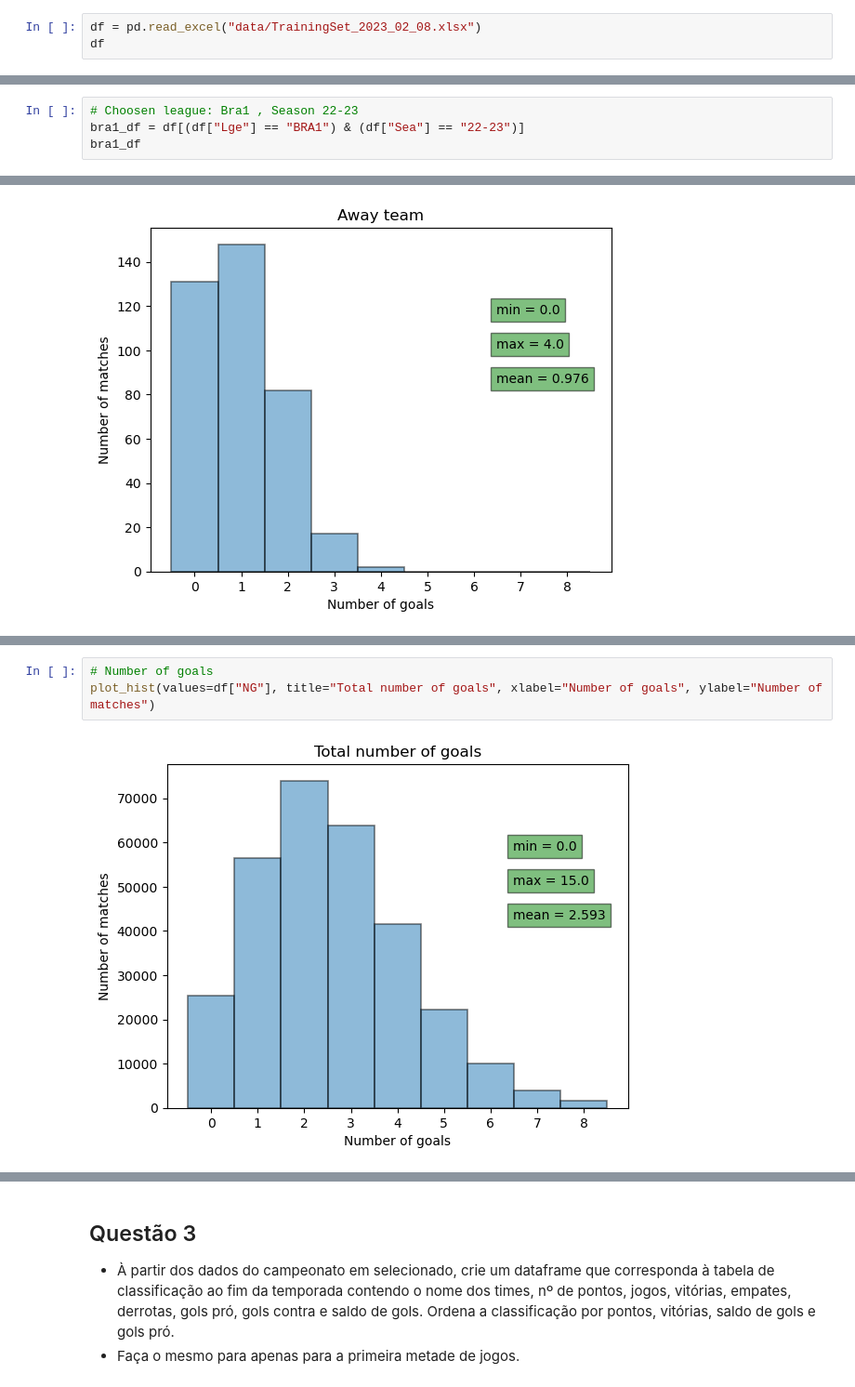
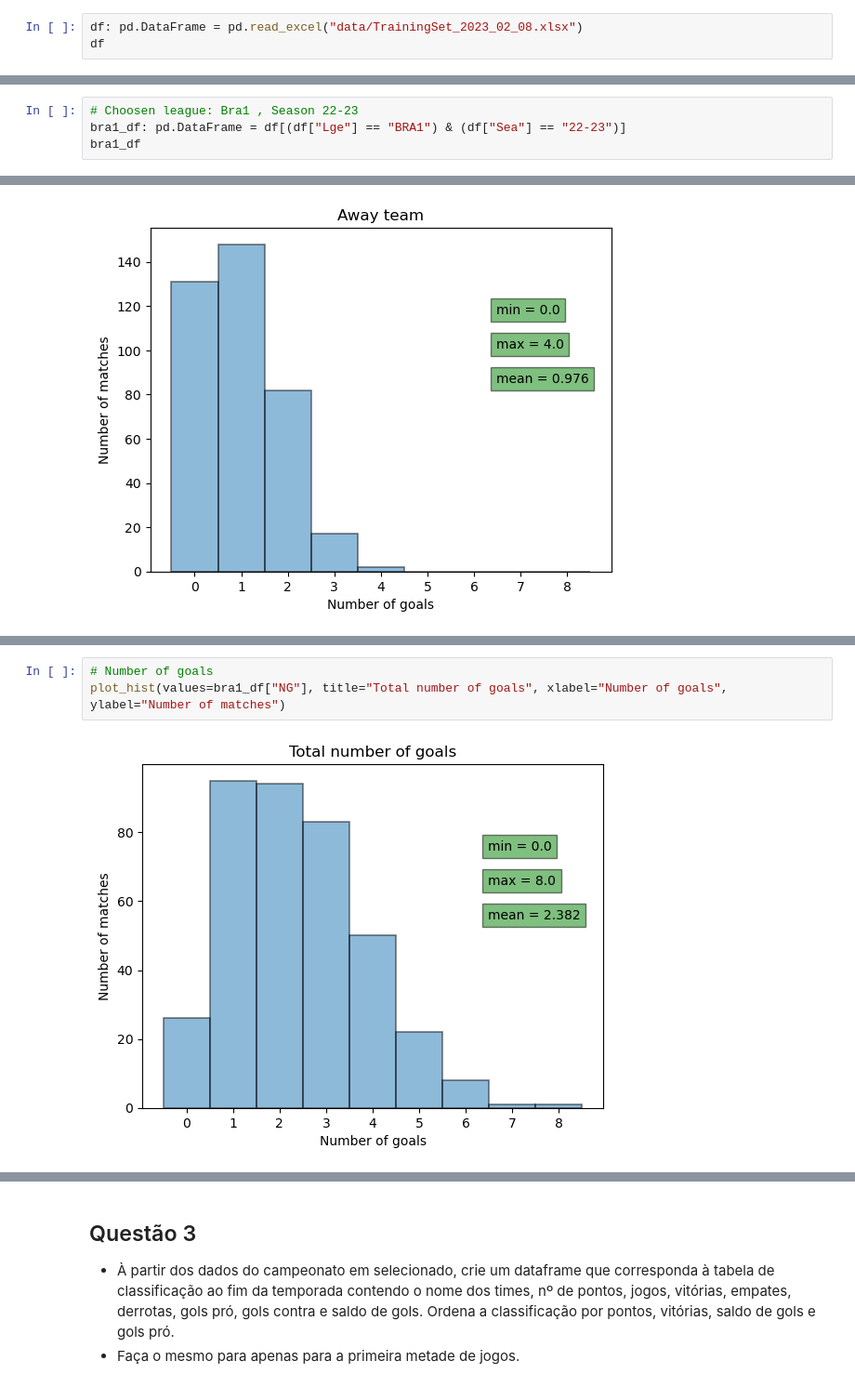
Before and after one commit to lframosferreira/soccer-analytics-notebooks, a Jupyter notebook: ativ_1.ipynb, the cells around one changed output, grey strips where cells are left out. Shown at 93% size. Saved outputs shown, nothing was run; the diff lists cells and outputs as text.

```diff
--- a/ativ_1.ipynb
+++ b/ativ_1.ipynb
@@ -18,7 +18,7 @@ import pandas as pd
 import numpy as np
 import matplotlib.pyplot as plt
 # %%
-df = pd.read_excel("data/TrainingSet_2023_02_08.xlsx")
+df: pd.DataFrame = pd.read_excel("data/TrainingSet_2023_02_08.xlsx")
 df
 # %% [output]
 |  | Sea | Lge | Date | HT | AT | HS | AS | GD | WDL |
@@ -98,7 +98,7 @@ plot_hist(values=df["NG"], title="Total number of goals", xlabel="Number of goal
 - Quais as diferenças entre os histogramas da questão 1 e da questão 2? O que isso pode indicar sobre a qualidade ofensiva da liga escolhida vs. o todo?
 # %%
 # Choosen league: Bra1 , Season 22-23
-bra1_df = df[(df["Lge"] == "BRA1") & (df["Sea"] == "22-23")]
+bra1_df: pd.DataFrame = df[(df["Lge"] == "BRA1") & (df["Sea"] == "22-23")]
 bra1_df
 # %% [output]
 |  | Sea | Lge | Date | HT | AT | HS | AS | GD | WDL | NG |
@@ -132,8 +132,8 @@ plot_hist(values=df["GD"], title="Goal difference", xlabel="Goal difference", yl
 # %%
 # Number of goals
-plot_hist(values=df["NG"], title="Total number of goals", xlabel="Number of goals", ylabel="Number of matches")
+plot_hist(values=bra1_df["NG"], title="Total number of goals", xlabel="Number of goals", ylabel="Number of matches")
 # %% [output]
-[figure, old version]
+[figure, new version]
 # %% [markdown]
 Comparando ambos os DataFrames (Brasileirão 22-23 e Geral), podemos notar que os histogramas gerados todos seguem distribuições extremanete similares para cada caso. Particularmente, podemos ver que:
     - Em média, os times da casa fazem aproximadamente 1.4 gols por partida, em ambas ocasiões. No caso do conjunto geral. podemos notar que o maior número de gols feito por um time jogando em casa foi de 13 gols, enquanto no Brasileirão o maior número de gols feito foi 6. Por outro lado, em ambos os casos o menor número de gols feito pelo time da casa foi 0, o que é esperado, já que não marcar gols jogando em casa é um evento comum. Em relação ao número de gols médio, podemos inferir que a qualidade ofensiva do time jogando em casa não se alterou para o caso específico do Brasileirão 22-23. Ou seja, ela seguiu um padrão esperado visto nas outras ligas.
```
Also changed, not shown: parts of 4 cells of this notebook.
